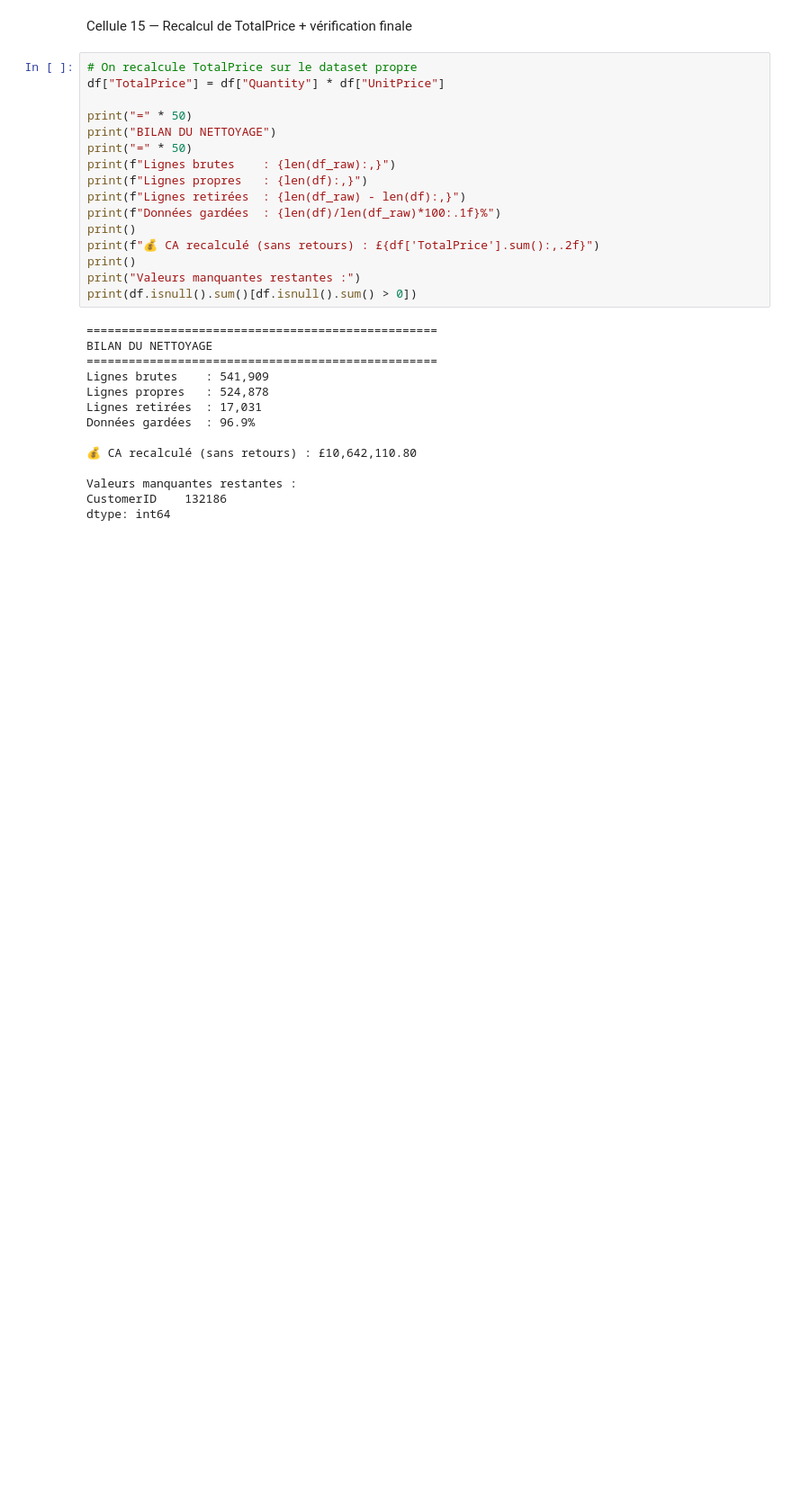
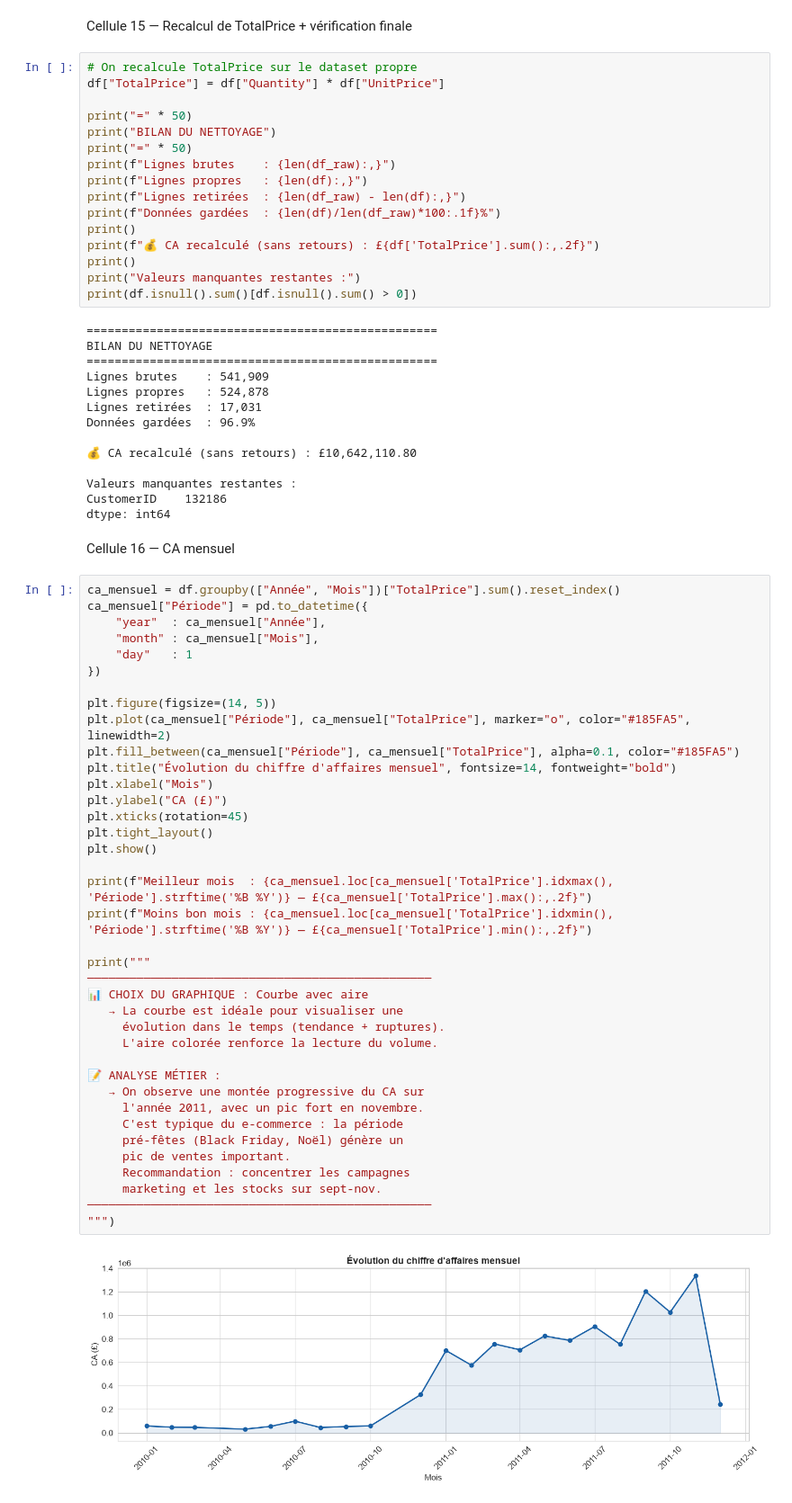
Before and after one commit to Fatima-Zahra37/Projet-vente-en-ligne_kaggle, a Jupyter notebook: notebooks/analyse.ipynb, the cells around one changed output. Shown at 90% size. Drawn from its saved outputs; the diff is of its cells as text; blank space fills up the shorter version.

Commit message:
Etape 3 : analyse temporelle des ventes

```diff
--- a/notebooks/analyse.ipynb
+++ b/notebooks/analyse.ipynb
@@ -283,3 +283,45 @@ Données gardées  : 96.9%
 Valeurs manquantes restantes :
 CustomerID    132186
 dtype: int64
+# %% [markdown]
+Cellule 16 — CA mensuel
+# %%
+ca_mensuel = df.groupby(["Année", "Mois"])["TotalPrice"].sum().reset_index()
+ca_mensuel["Période"] = pd.to_datetime({
+    "year"  : ca_mensuel["Année"],
+    "month" : ca_mensuel["Mois"],
+    "day"   : 1
+})
+
+plt.figure(figsize=(14, 5))
+plt.plot(ca_mensuel["Période"], ca_mensuel["TotalPrice"], marker="o", color="#185FA5", linewidth=2)
+plt.fill_between(ca_mensuel["Période"], ca_mensuel["TotalPrice"], alpha=0.1, color="#185FA5")
+plt.title("Évolution du chiffre d'affaires mensuel", fontsize=14, fontweight="bold")
+plt.xlabel("Mois")
+plt.ylabel("CA (£)")
+plt.xticks(rotation=45)
+plt.tight_layout()
+plt.show()
+
+print(f"Meilleur mois  : {ca_mensuel.loc[ca_mensuel['TotalPrice'].idxmax(), 'Période'].strftime('%B %Y')} — £{ca_mensuel['TotalPrice'].max():,.2f}")
+print(f"Moins bon mois : {ca_mensuel.loc[ca_mensuel['TotalPrice'].idxmin(), 'Période'].strftime('%B %Y')} — £{ca_mensuel['TotalPrice'].min():,.2f}")
+
+print("""
+─────────────────────────────────────────────────
+📊 CHOIX DU GRAPHIQUE : Courbe avec aire
+   → La courbe est idéale pour visualiser une
+     évolution dans le temps (tendance + ruptures).
+     L'aire colorée renforce la lecture du volume.
+
+📝 ANALYSE MÉTIER :
+   → On observe une montée progressive du CA sur
+     l'année 2011, avec un pic fort en novembre.
+     C'est typique du e-commerce : la période
+     pré-fêtes (Black Friday, Noël) génère un
+     pic de ventes important.
+     Recommandation : concentrer les campagnes
+     marketing et les stocks sur sept-nov.
+─────────────────────────────────────────────────
+""")
+# %% [output]
+[figure, added]
```
Also changed, not shown: parts of 7 cells of this notebook.
